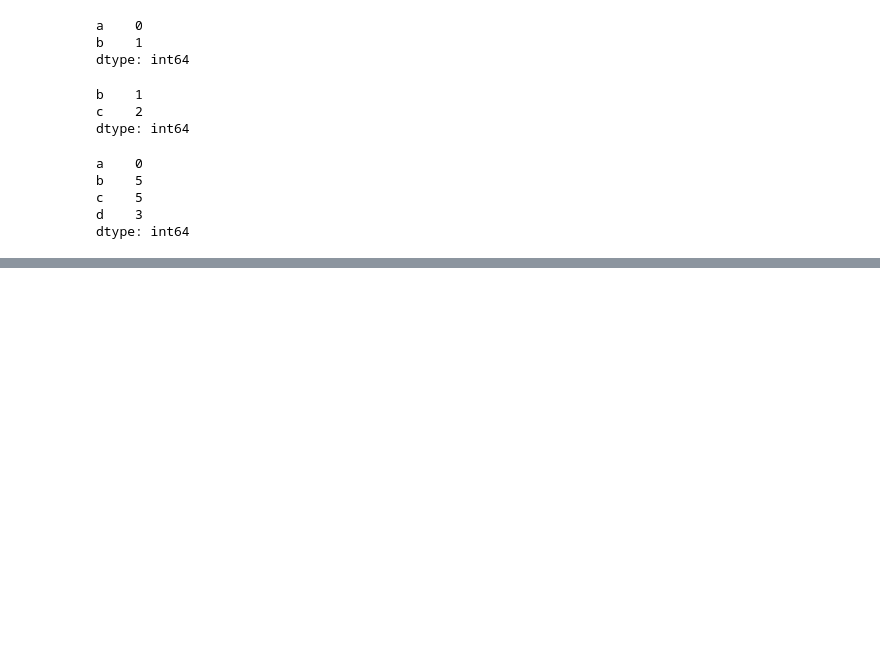
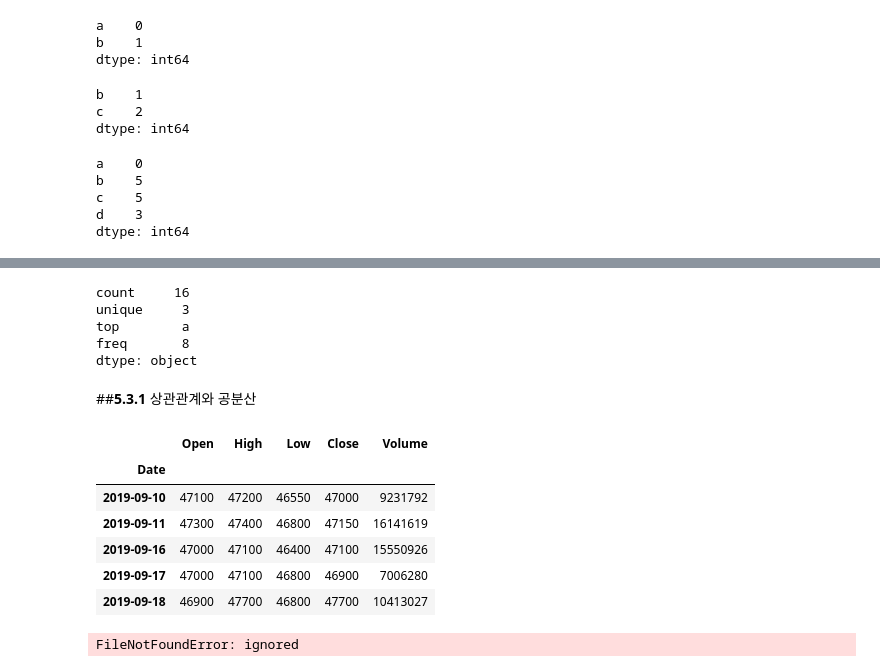
Before and after one commit to hoonzi-s/PyData, a Jupyter notebook: Ch05. Pandas.ipynb, the cells around one changed output, grey strips where cells are left out. Saved outputs shown, nothing was run; the diff lists cells and outputs as text; code cells hidden in the pictures; blank space fills up the shorter version.

```diff
--- a/Ch05. Pandas.ipynb
+++ b/Ch05. Pandas.ipynb
@@ -616,0 +1271,11 @@ data = pd.DataFrame(np.arange(16).reshape((4, 4)),
+# %%
+obj = pd.Series(['a', 'a', 'b', 'c'] * 4)
+obj.describe()
+# %% [output]
+count     16
+unique     3
+top        a
+freq       8
+dtype: object
+# %% [markdown]
+##**5.3.1** 상관관계와 공분산
@@ -616,0 +1285,20 @@ data = pd.DataFrame(np.arange(16).reshape((4, 4)),
+# %%
+start = '2022-01-01'
+end = '2022-04-25'
+
+df = web.DataReader('005930', 'naver', start='2019-09-10', end='2019-10-09')
+# df = pdr.DataReader('GE', 'yahoo', start='2019-09-10', end='2019-10-09')
+# data = pdr.DataReader('GE', 'yahoo', start = start, end = end)
+df.head()
+# %% [output]
+|  | Open | High | Low | Close | Volume |
+| Date |  |  |  |  |  |
+| 2019-09-10 | 47100 | 47200 | 46550 | 47000 | 9231792 |
+| 2019-09-11 | 47300 | 47400 | 46800 | 47150 | 16141619 |
+| 2019-09-16 | 47000 | 47100 | 46400 | 47100 | 15550926 |
+| 2019-09-17 | 47000 | 47100 | 46800 | 46900 | 7006280 |
+| 2019-09-18 | 46900 | 47700 | 46800 | 47700 | 10413027 |
+# %%
+price = pd.D
+# %% [output]
+FileNotFoundError: ignored
```
Also changed, not shown: parts of 89 cells of this notebook.
